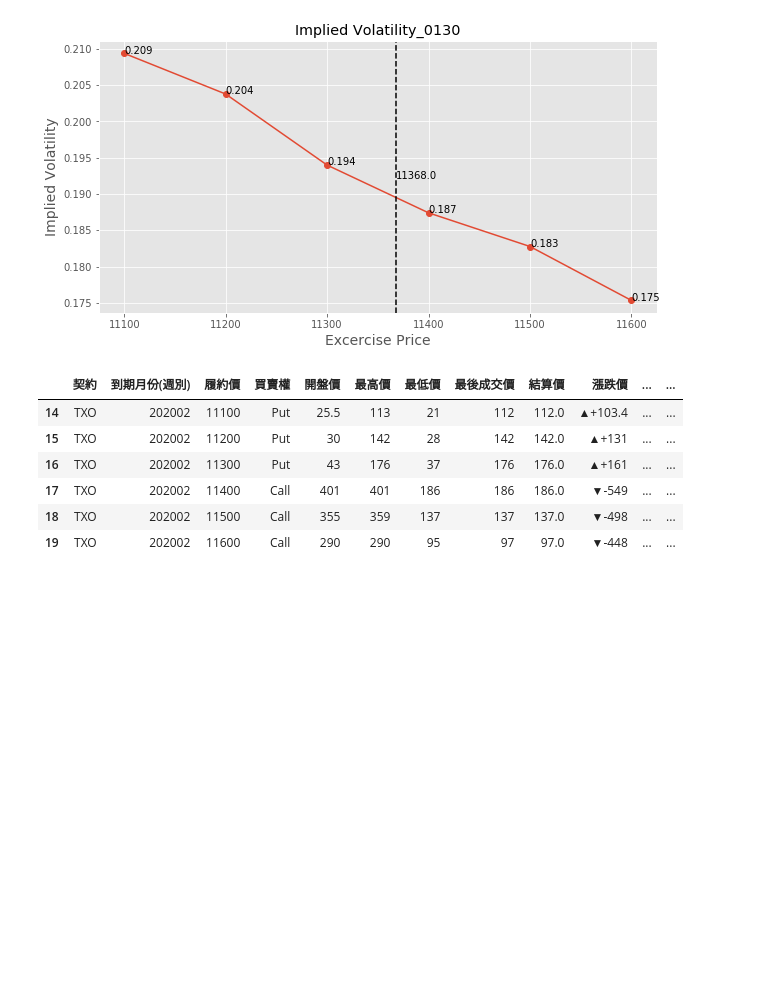
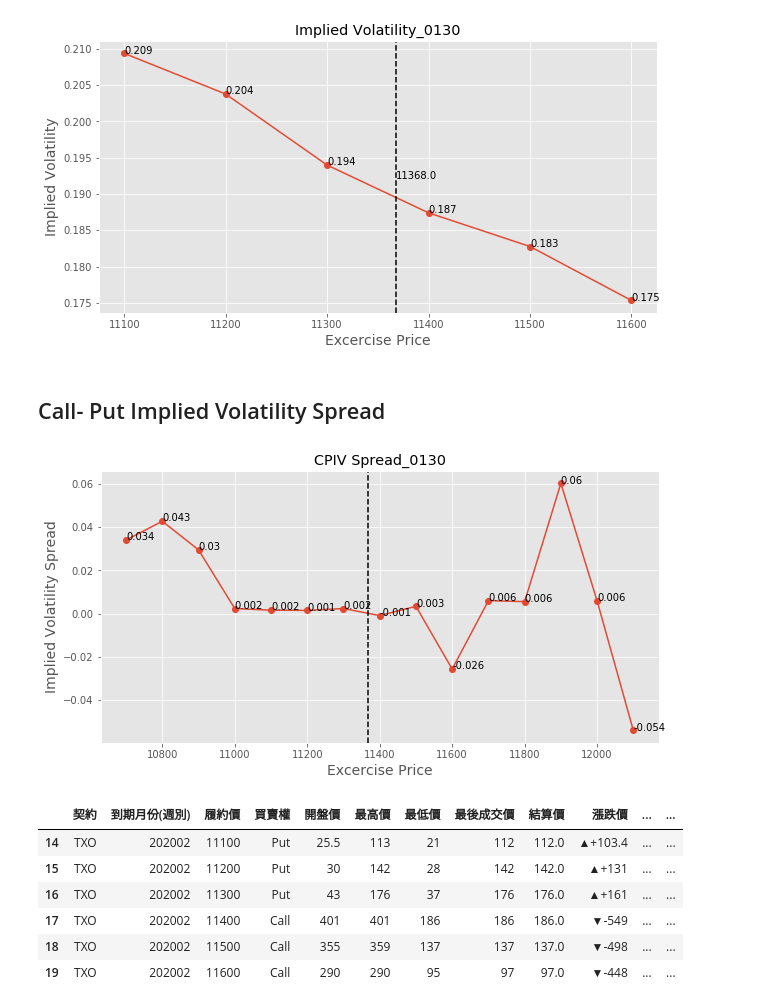
Before and after one commit to A2Zntu/OptionStrategy, a Jupyter notebook: main.ipynb, the cells around one changed output. Drawn from its saved outputs; the diff is of its cells as text; code cells hidden in the pictures; blank space fills up the shorter version.

Commit message:
CPIV

```diff
--- a/main.ipynb
+++ b/main.ipynb
@@ -17,15 +17,24 @@ df_call = df[df.買賣權 == 'Call'].reset_index(drop=True)
 
 # append the IV
 df_put = Flag_Moneyness(df_put, S = S, code = 'Put')
-list_IV, categoryNAPut = IV_List(df = df_put, Stock = S, d = date_ , flag = 'Put')
-df_put["IV"] = list_IV
+list_IV_put, categoryNAPut = IV_List(df = df_put, Stock = S, d = date_ , flag = 'Put')
+df_put["IV"] = list_IV_put
 
 df_call = Flag_Moneyness(df_call, S = S, code = 'Call')
-list_IV, categoryNACall = IV_List(df = df_call, Stock = S, d = date_ , flag = 'Call')
-df_call["IV"] = list_IV
+list_IV_call, categoryNACall = IV_List(df = df_call, Stock = S, d = date_ , flag = 'Call')
+df_call["IV"] = list_IV_call
 
 # Combine call and put with only OTM
 df_OTM = combine_OTM(df_call, df_put, list_StockPrices)
 plot_IV(df = df_OTM, S = S, date = date_)
 # %% [output]
 [figure]
+# %% [markdown]
+## Call- Put Implied Volatility Spread
+# %%
+CPIV = []
+for ivc, ivp in zip(list_IV_call,list_IV_put):
+    if type(ivc) == str or type(ivp) == str:
+        CPIV.append("NA")
+    else:
+        CPIV.append(ivc - ivp)
@@ -32,3 +43,20 @@ plot_IV(df = df_OTM, S = S, date = date_)
+# %%
+K_cut = list(df_call["履約價"][10:25])
+CPIV_cut = CPIV[10:25]
+plt.style.use('ggplot')
+plt.figure(figsize=(10,5))
+plt.plot(K_cut, CPIV_cut, marker='o')
+plt.axvline(x = S, linestyle = 'dashed', color = 'black')
+for a, b in zip(K_cut, CPIV_cut):
+    plt.text(a, b, str(round(b, 3)))
+title_name = "CPIV Spread_" + date_
+plt.title(title_name)
+plt.xlabel('Excercise Price', fontsize=14)
+plt.ylabel('Implied Volatility Spread', fontsize=14)
+plt.savefig(os.path.join(work_dir, 'Graph', title_name))
+plt.show()
+# %% [output]
+[figure, added]
 # %%
 df_OTM
 # %% [output]
```
Also changed, not shown: parts of 8 cells of this notebook, 1 other file.
